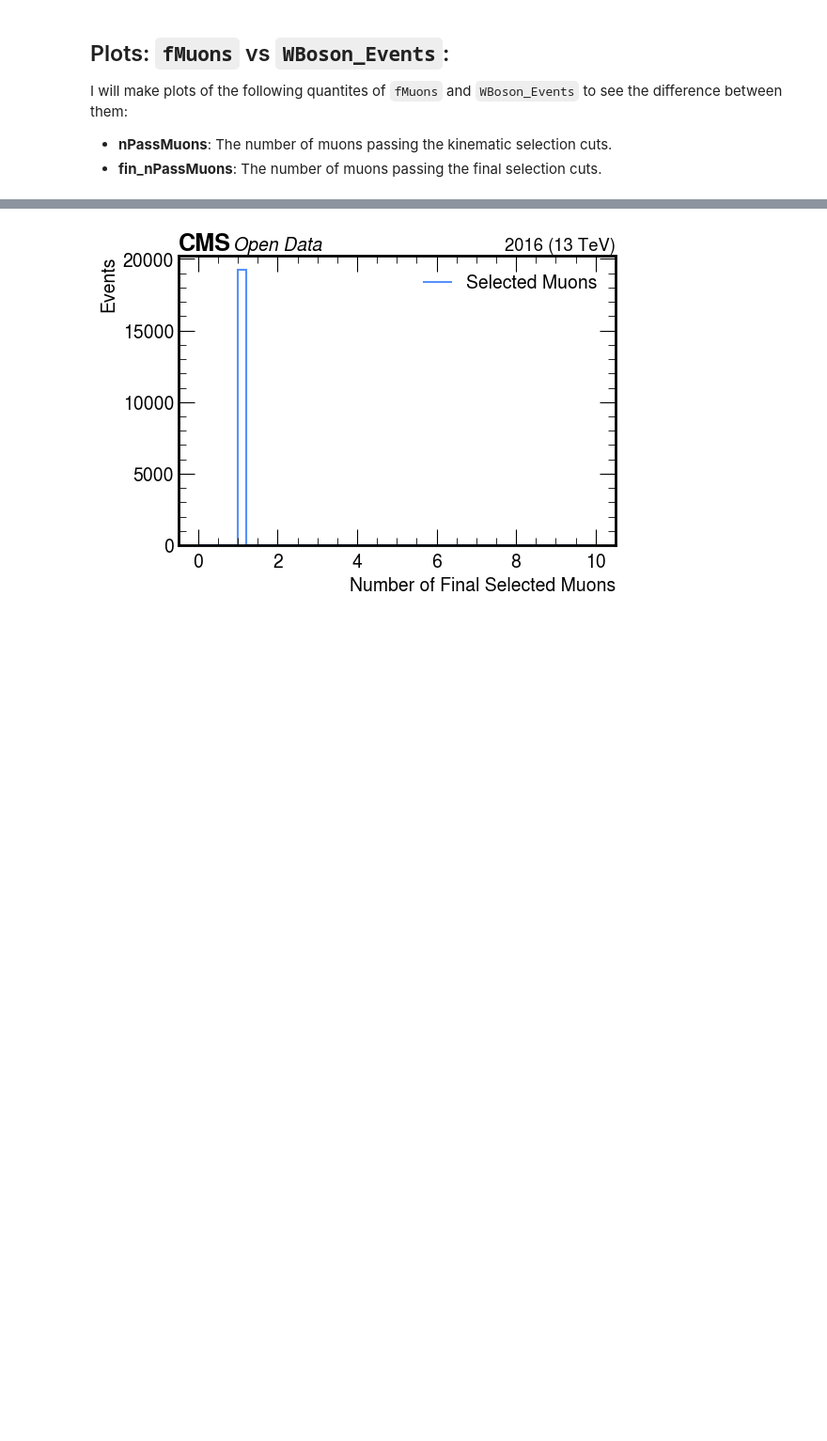
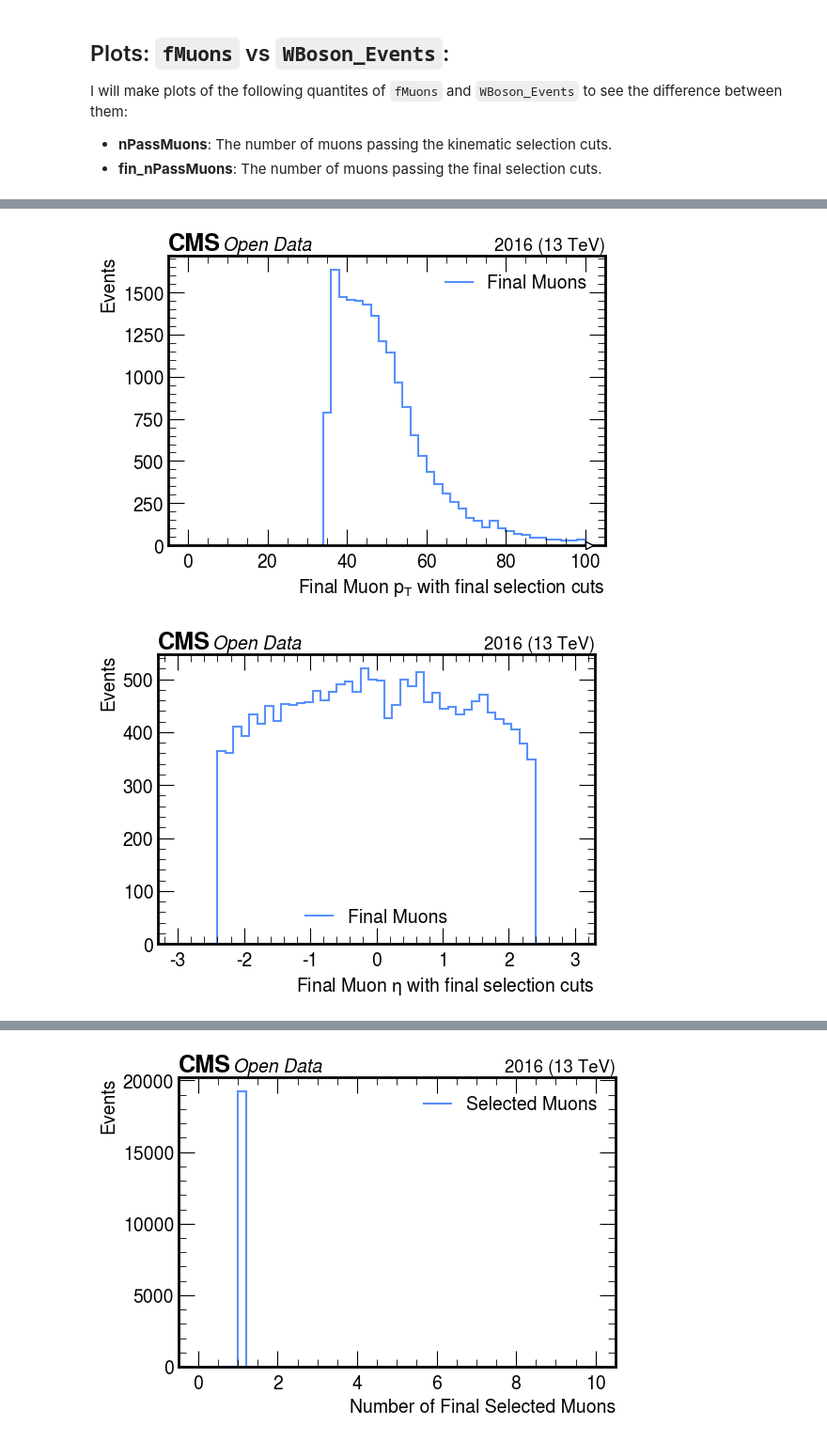
Before and after one commit to xondikoi03/charmTaggingAnalysis, a Jupyter notebook: Coffea/notebooks/charmAnalysis.ipynb, the cells around one changed output, grey strips where cells are left out. Shown at 94% size. Saved outputs shown, nothing was run; the diff lists cells and outputs as text; code cells hidden in the pictures; blank space fills up the shorter version.

```diff
--- a/Coffea/notebooks/charmAnalysis.ipynb
+++ b/Coffea/notebooks/charmAnalysis.ipynb
@@ -259,0 +345,59 @@ make_hist(
+# %%
+# Muon Pt (with cuts):
+WBos_Pass_Muon_Pt = dak.flatten(WBoson_Events.Muon.pt)
+make_hist(
+    WBos_Pass_Muon_Pt,
+    50, 0, 100,
+    "Final Muon $p_{T}$ with final selection cuts",
+    "Events",
+    "Final Muons",
+    fname="Plots/WBoson_FinalMuon_Pt.png",
+    logy=False
+)
+# Muon eta (with cuts):
+WBos_Muon_Eta = dak.flatten(WBoson_Events.Muon.eta)
+make_hist(
+    WBos_Muon_Eta,
+    50, -3, 3,
+    "Final Muon $\\eta$ with final selection cuts",
+    "Events",
+    "Final Muons",
+    fname="Plots/WBoson_FinalMuon_Eta.png",
+    logy=False
+)
+# Muon Phi (with cuts):
+WBos_Muon_Phi = dak.flatten(WBoson_Events.Muon.phi)
+make_hist(
+    WBos_Muon_Phi,
+    50, -4, 4,
+    "Final Muon $\\phi$ with final selection cuts",
+    "Events",
+    "Final Muons",
+    fname="Plots/WBoson_FinalMuon_Phi.png",
+    logy=False
+)
+# Muon pfRelIso04_all (with cuts):
+WBos_Muon_pfRelIso04 = dak.flatten(WBoson_Events.Muon.pfRelIso04_all)
+make_hist(
+    WBos_Muon_pfRelIso04,
+    50, 0, 5,
+    "Final Muon pfRelIso04_all with final selection cuts",
+    "Events",
+    "Final Muons",
+    fname="Plots/WBoson_FinalMuon_pfRelIso04_all.png",
+    logy=False
+)
+# Muon tightId (with cuts):
+WBos_Muon_tightId = dak.flatten(WBoson_Events.Muon.tightId)
+make_hist(
+    WBos_Muon_tightId,
+    10, -0.5, 1.5,
+    "Final Muon tightId with final selection cuts",
+    "Events",
+    "Final Muons",
+    fname="Plots/WBoson_FinalMuon_tightId.png",
+    logy=False
+)
+# %% [output]
+[figure, added]
+[figure, added]
```
Also changed, not shown: parts of 11 cells of this notebook, 17 other files.
